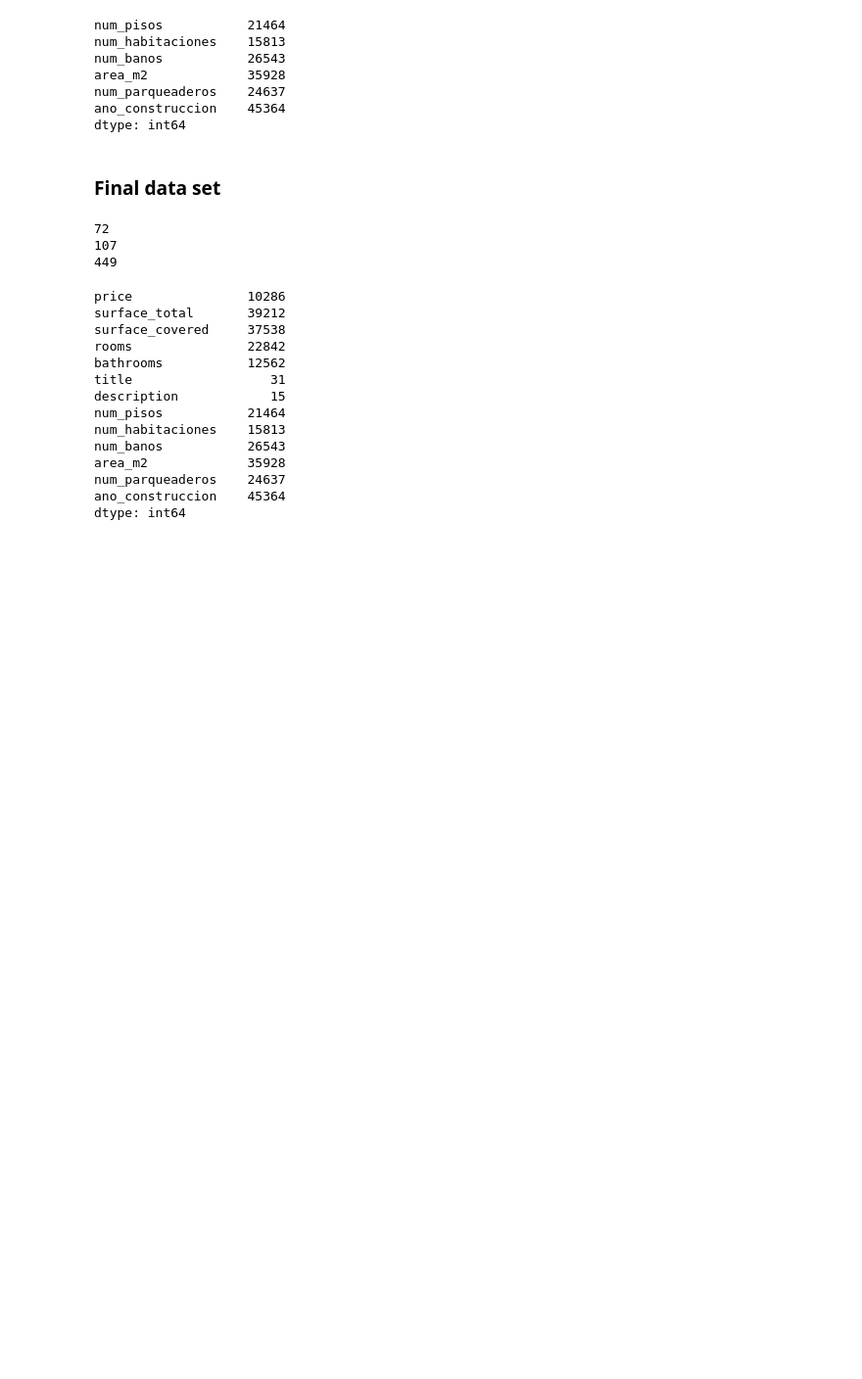
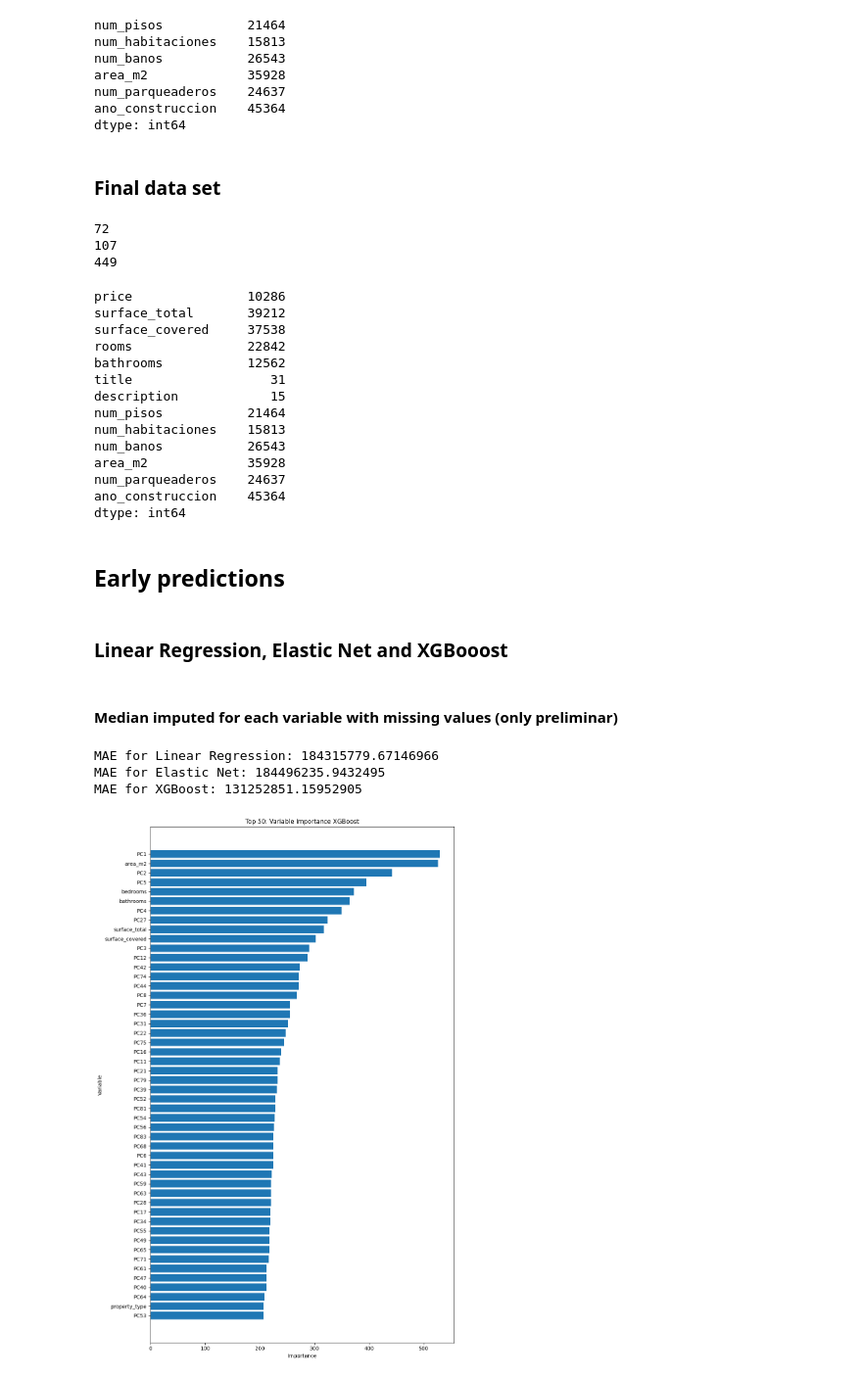
Before and after one commit to setosandoval/BDML_Team1_2024, a Jupyter notebook: Problem Set 3/scripts/01_data_text.ipynb, the cells around one changed output. Shown: that part at 98% size. Drawn from its saved outputs; the diff is of its cells as text; code cells hidden in the pictures; blank space fills up the shorter version.

```diff
--- a/Problem Set 3/scripts/01_data_text.ipynb
+++ b/Problem Set 3/scripts/01_data_text.ipynb
@@ -425,3 +423,9 @@ area_m2             35928
 num_parqueaderos    24637
 ano_construccion    45364
 dtype: int64
+# %% [markdown]
+## Early predictions
+# %% [markdown]
+### Linear Regression, Elastic Net and XGBooost
+# %% [markdown]
+#### Median imputed for each variable with missing values (only preliminar)
@@ -427,0 +557,7 @@ dtype: int64
+# %%
+models(med_PC_F)
+# %% [output]
+MAE for Linear Regression: 184315779.67146966
+MAE for Elastic Net: 184496235.9432495
+MAE for XGBoost: 131252851.15952905
+[figure, added]
```
Also changed, not shown: parts of 12 cells of this notebook.
